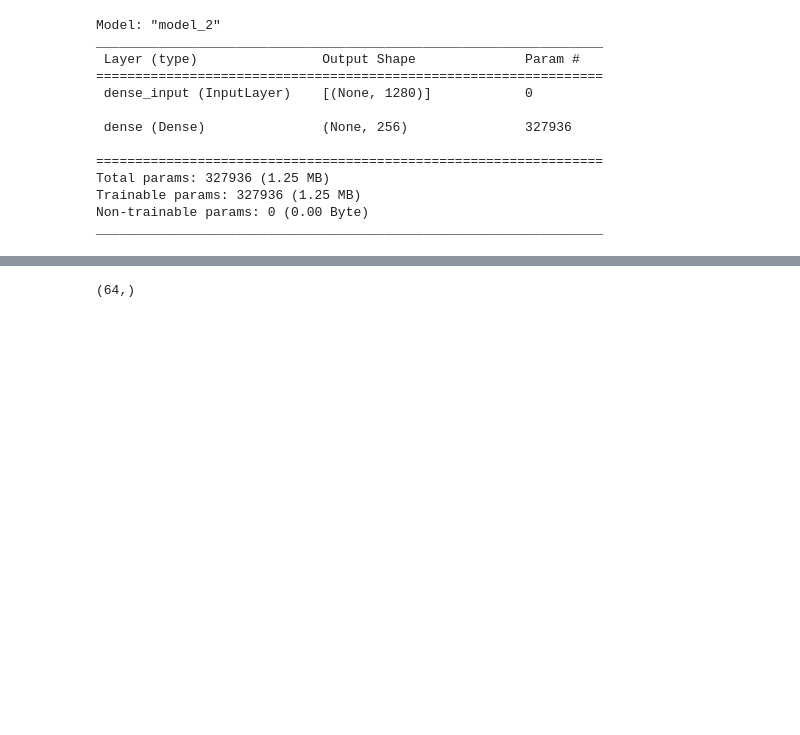
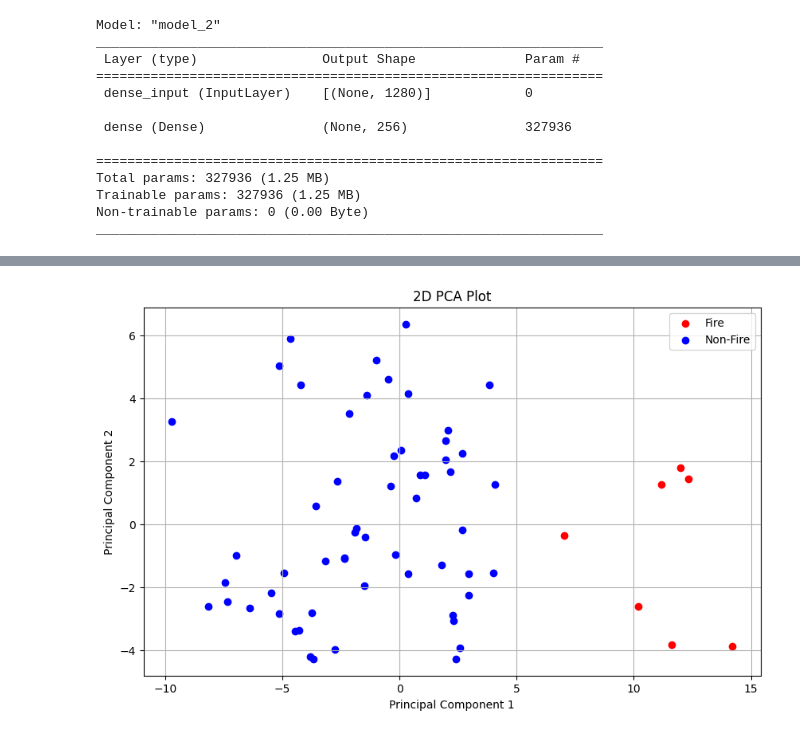
Before and after one commit to mfilipak/FILIPAK-DATA-SCIENCE, a Jupyter notebook: DIA5e6.ipynb, the cells around one changed output, grey strips where cells are left out. Drawn from its saved outputs; the diff is of its cells as text; code cells hidden in the pictures; blank space fills up the shorter version.

```diff
--- a/DIA5e6.ipynb
+++ b/DIA5e6.ipynb
@@ -436,7 +436,29 @@ fig = px.scatter_3d(df, x='PC1', y='PC2', z='PC3', color='Type', title="3D PCA P
 fig.show()
 # %% [output]
 [interactive output not drawn]
-# %%
-p3_fire[0].shape
-# %% [output]
-(64,)
+# %%
+# Assuming x_fire and x_nonfire are your datasets
+# Combine the two datasets
+X = np.vstack((p3_fire, p3_nonfire))
+
+
+# Perform PCA to reduce dimensions to 2
+pca = PCA(n_components=2)
+X_pca = pca.fit_transform(X)
+
+# Split the reduced data back into fire and nonfire categories
+x_fire_pca = X_pca[:len(x_fire)]
+x_nonfire_pca = X_pca[len(x_fire):]
+
+# Plotting
+plt.figure(figsize=(10, 6))
+plt.scatter(x_fire_pca[:, 0], x_fire_pca[:, 1], color='red', label='Fire')
+plt.scatter(x_nonfire_pca[:, 0], x_nonfire_pca[:, 1], color='blue', label='Non-Fire')
+plt.title('2D PCA Plot')
+plt.xlabel('Principal Component 1')
+plt.ylabel('Principal Component 2')
+plt.legend()
+plt.grid(True)
+plt.show()
+# %% [output]
+[figure, added]
```
Also changed, not shown: parts of 1 cell of this notebook.
